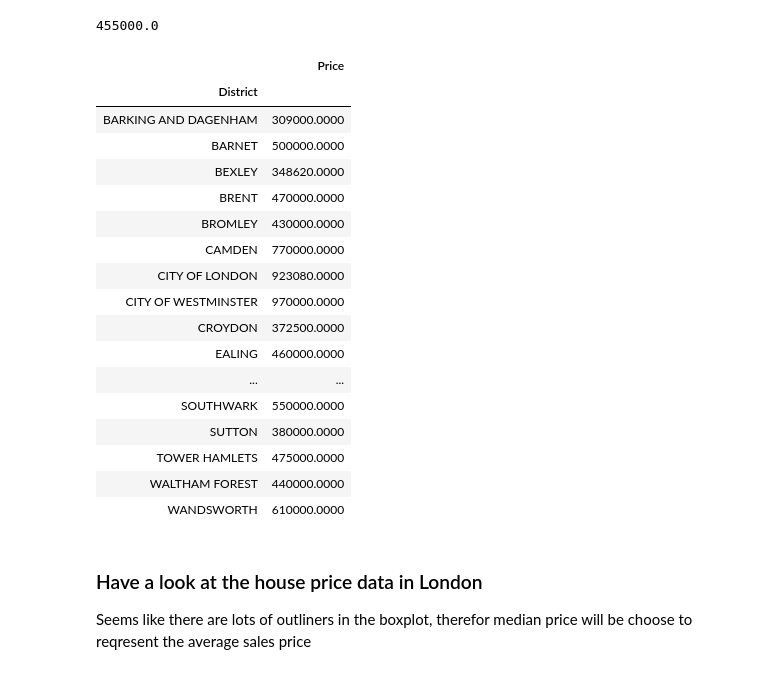
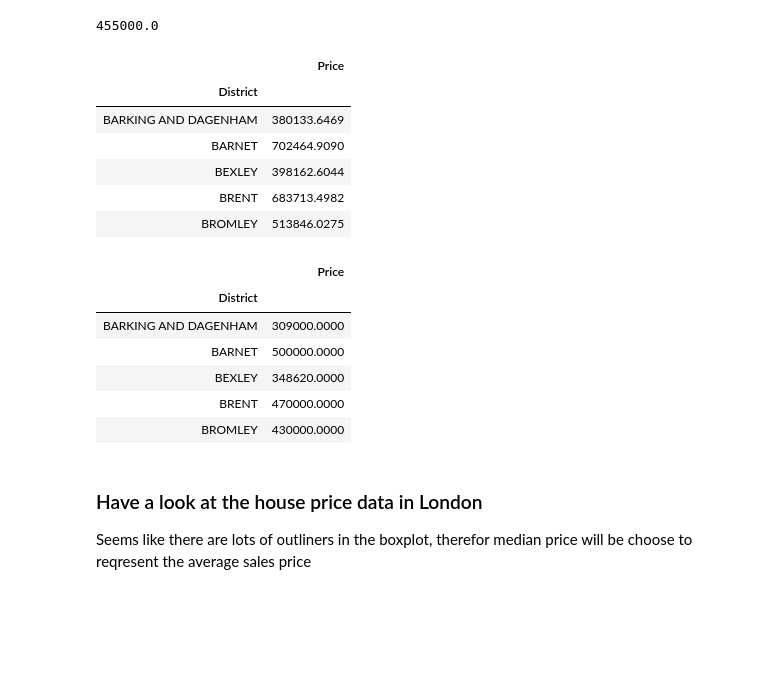
Before and after one commit to mark-locatechs/Coursera_Capstone, a Jupyter notebook: The Battle of Neighborhoods.ipynb, the cells around one changed output. Drawn from its saved outputs; the diff is of its cells as text; code cells hidden in the pictures; blank space fills up the shorter version.

```diff
--- a/The Battle of Neighborhoods.ipynb
+++ b/The Battle of Neighborhoods.ipynb
@@ -59,28 +59,28 @@ df_london.shape
 df_london['Price'].median()
 # %% [output]
 455000.0
+# %%
+df_borough_price = df_london.groupby(['District']).mean()
+df_borough_price.head()
+# %% [output]
+|  | Price |
+| District |  |
+| BARKING AND DAGENHAM | 380133.6469 |
+| BARNET | 702464.9090 |
+| BEXLEY | 398162.6044 |
+| BRENT | 683713.4982 |
+| BROMLEY | 513846.0275 |
 # %%
 df_borough_price = df_london.groupby(['District']).median()
-df_borough_price
+df_borough_price.head()
 # %% [output]
 |  | Price |
 | District |  |
 | BARKING AND DAGENHAM | 309000.0000 |
 | BARNET | 500000.0000 |
 | BEXLEY | 348620.0000 |
 | BRENT | 470000.0000 |
 | BROMLEY | 430000.0000 |
-| CAMDEN | 770000.0000 |
-| CITY OF LONDON | 923080.0000 |
-| CITY OF WESTMINSTER | 970000.0000 |
-| CROYDON | 372500.0000 |
-| EALING | 460000.0000 |
-| ... | ... |
-| SOUTHWARK | 550000.0000 |
-| SUTTON | 380000.0000 |
-| TOWER HAMLETS | 475000.0000 |
-| WALTHAM FOREST | 440000.0000 |
-| WANDSWORTH | 610000.0000 |
 # %% [markdown]
 ### Have a look at the house price data in London
 
```
Also changed, not shown: parts of 8 cells of this notebook.
